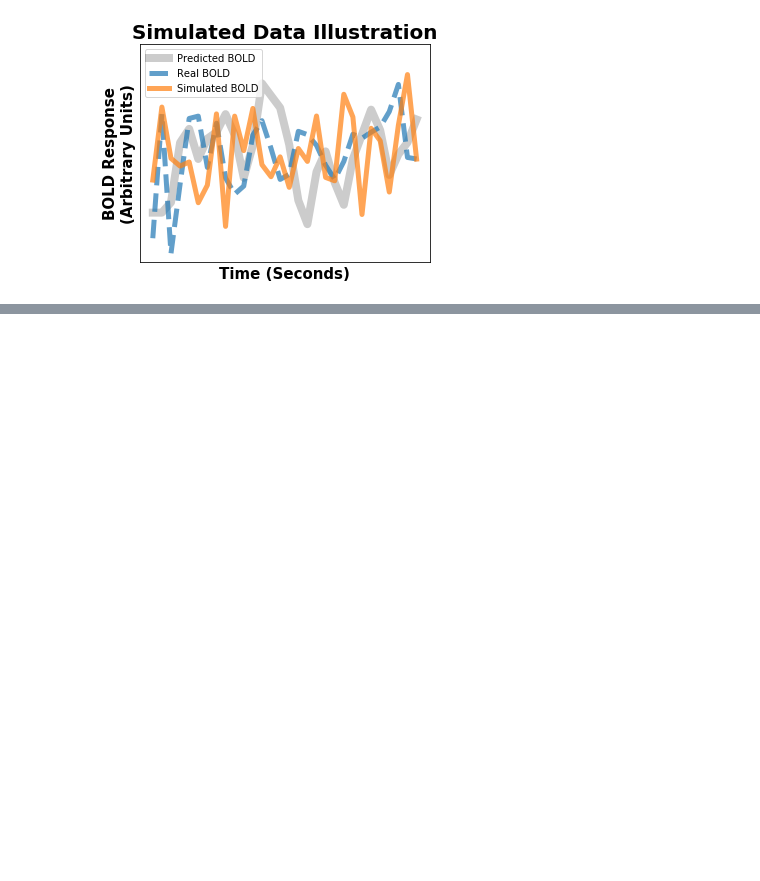
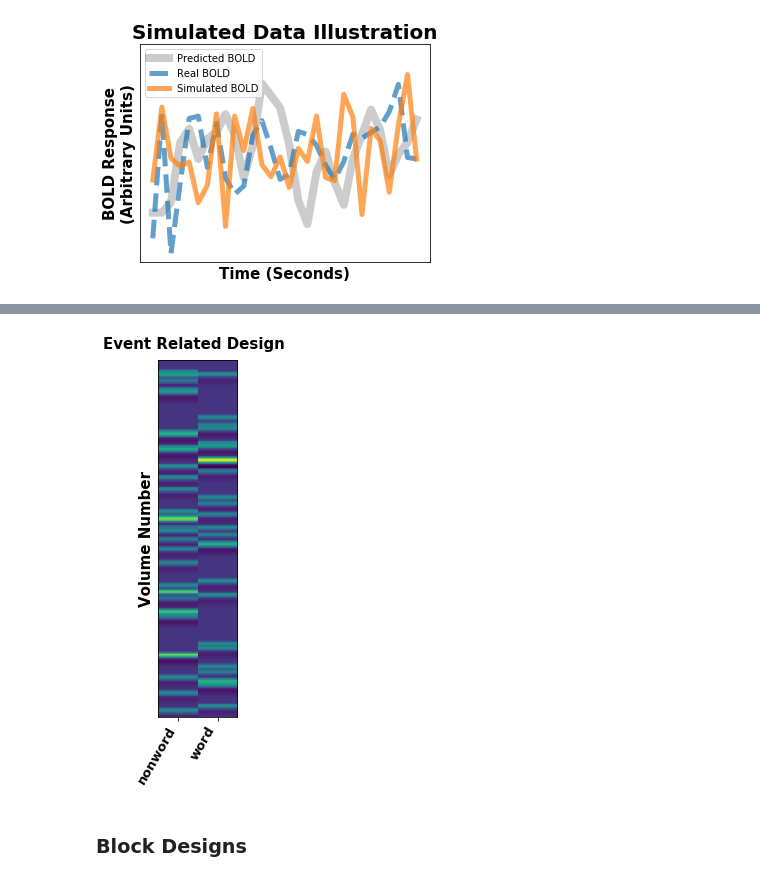
Before and after one commit to jdkent/BetaSeriesRealDataAnalysis, a Jupyter notebook: introductionFigures/introduction_figures.ipynb, the cells around one changed output, grey strips where cells are left out. Cells and saved outputs as stored; diff of their text form; code cells hidden in the pictures; blank space fills up the shorter version.

Commit message:
add example designs

```diff
--- a/introductionFigures/introduction_figures.ipynb
+++ b/introductionFigures/introduction_figures.ipynb
@@ -466,0 +471,8 @@ save_eps(fig, "./outputs/methods-simulation_example_separate")
+# %%
+rand = np.random.RandomState(123)
+event_size = 60
+# %%
+event_related_ieis = rand.exponential(scale=8, size=event_size)
+display(event_related_ieis)
+onsets = np.cumsum(event_related_ieis)
+onsets
@@ -466,0 +507,3 @@ save_eps(fig, "./outputs/methods-simulation_example_separate")
+# %%
+trial_type = rand.choice(["word", "nonword"], size=event_size)
+trial_type
@@ -466,0 +521,3 @@ save_eps(fig, "./outputs/methods-simulation_example_separate")
+# %%
+event_related_df = pd.DataFrame({"trial_type": trial_type, "onset": onsets, "duration": [1] * len(onsets)})
+event_related_df.head()
@@ -466,0 +531,15 @@ save_eps(fig, "./outputs/methods-simulation_example_separate")
+# %%
+frame_times = np.arange(int(onsets.max()) + 16)
+event_design_matrix = dm.make_first_level_design_matrix(frame_times, events=event_related_df, high_pass=0.0).loc[:,'nonword':'word']
+fig, ax = plt.subplots(figsize=(2, 6))
+
+plot_design_matrix(event_design_matrix, rescale=False, ax=ax)
+ax.set_xticklabels(ax.get_xticklabels(), weight="heavy", size=13)
+ax.set_yticks([])
+ax.set_ylabel("Volume Number", fontdict={"weight": "heavy"}, size=15);
+fig.suptitle("Event Related Design", fontsize=15, fontweight='heavy', x=0.60, y=1.02);
+save_eps(fig, "./outputs/event_design")
+# %% [output]
+[figure, added]
+# %% [markdown]
+### Block Designs
```
Also changed, not shown: parts of 14 cells of this notebook, 13 other files.
